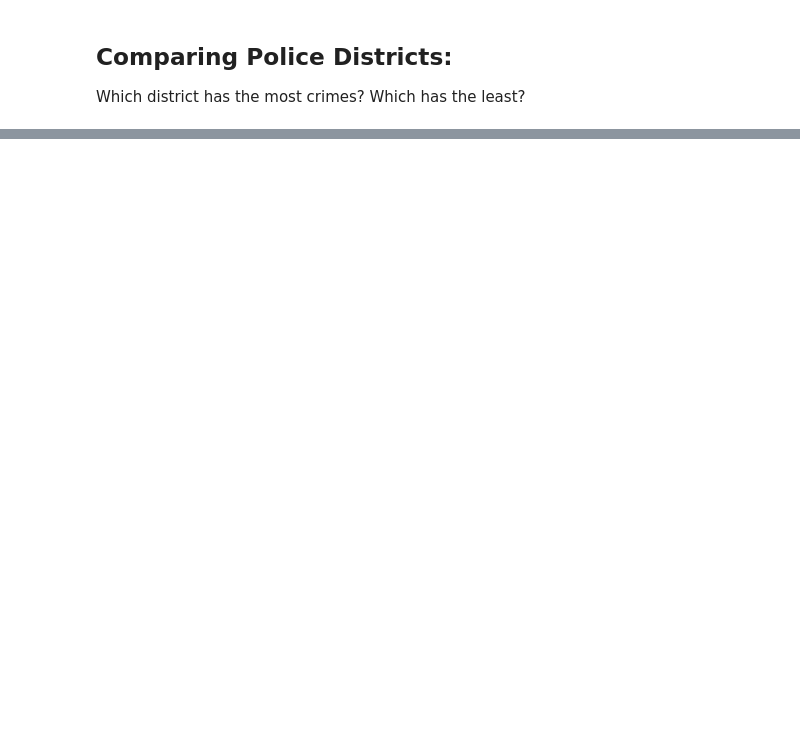
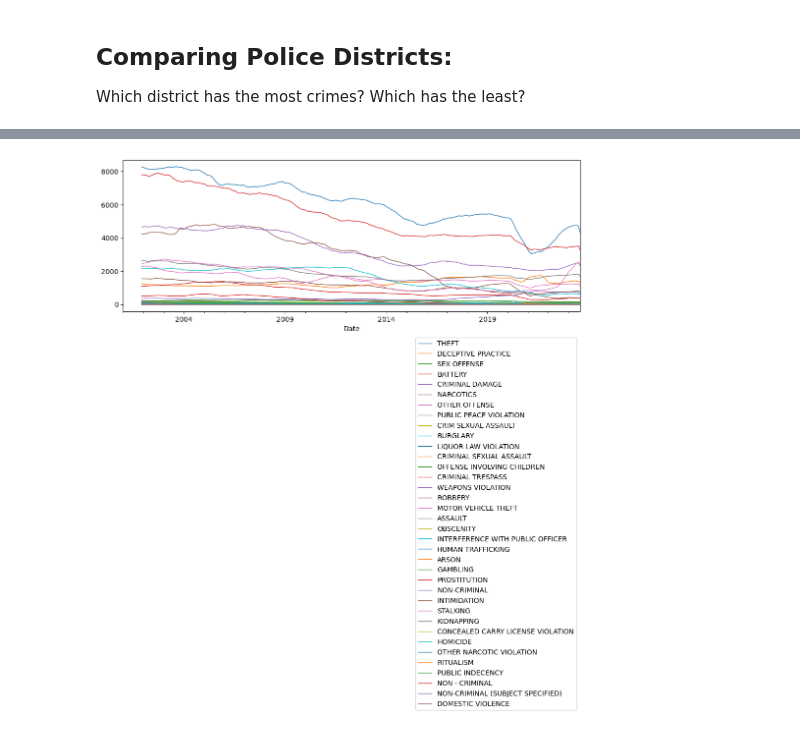
Before and after one commit to whitefreeze/Chicago-Crime-Data, a Jupyter notebook: Chicago-Crime-Data.ipynb, the cells around one changed output, grey strips where cells are left out. Drawn from its saved outputs; the diff is of its cells as text; code cells hidden in the pictures; blank space fills up the shorter version.

```diff
--- a/Chicago-Crime-Data.ipynb
+++ b/Chicago-Crime-Data.ipynb
@@ -45,0 +220,19 @@ Which district has the most crimes? Which has the least?
+# %%
+# 2. Create an empty dictionary
+CRIMES = {}
+# %%
+# 3. Loop through the list of crimes
+for crime in crime_list:
+
+    # I. Save a temp df of just the rows that match the crime
+   temp = df_long.loc[ df_long["Primary Type"]==crime].copy()
+
+    # II. Resample the temp DataFrame as Daily data (crime counts)
+    # and keep ONLY the .size()
+   temp_res = temp.resample("D").size()
+
+   # III. Save the temporary DataFrame in the dictionary,
+   # using the crime description as the key.
+   CRIMES[crime] = temp_res.copy()
+
+CRIMES.keys()
@@ -45,0 +258,3 @@ Which district has the most crimes? Which has the least?
+# %%
+crimes_df = pd.DataFrame(CRIMES)
+crimes_df
@@ -45,0 +276,3 @@ Which district has the most crimes? Which has the least?
+# %%
+crimes_df = crimes_df.fillna(0)
+crimes_df
@@ -45,0 +294,14 @@ Which district has the most crimes? Which has the least?
+# %%
+# Resample data to find Total Crime Count per Month
+crimes_ts = crimes_df.resample('MS').sum()
+
+# Rolling average over a number of months
+window = 12
+crimes_ts_mean = crimes_ts.rolling(window).mean()
+
+# Total Crime Count per Month for each crime type
+#ax = crimes_ts.plot(label='Total Crime Count per Month', lw=1)
+ax = crimes_ts_mean.plot(label=f'{window}-Month Moving Average per Month', lw=1, figsize=(12,4))
+ax.legend(bbox_to_anchor=[1,-0.15]);
+# %% [output]
+[figure, added]
```
Also changed, not shown: parts of 35 cells of this notebook.
